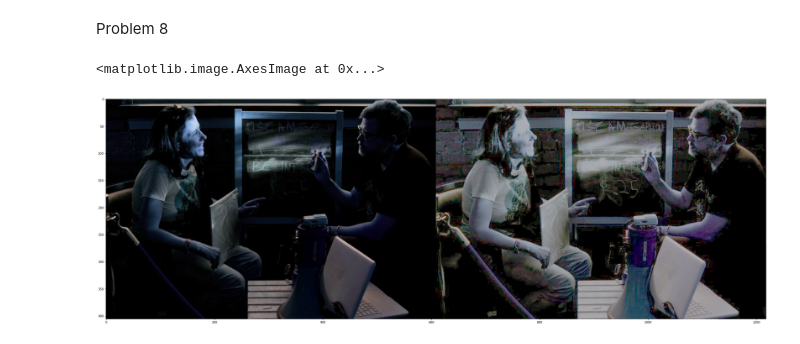
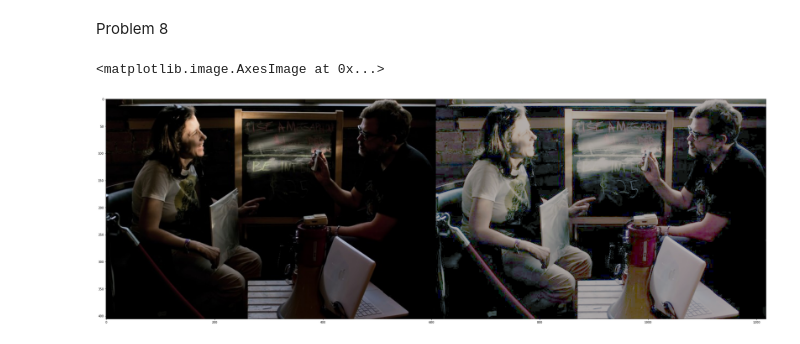
Before and after one commit to LillyStefanova/Image-Processing-FMI-course, a Jupyter notebook: practice_1/solutions.ipynb, the cells around one changed output. Saved outputs shown, nothing was run; the diff lists cells and outputs as text; code cells hidden in the pictures.

```diff
--- a/practice_1/solutions.ipynb
+++ b/practice_1/solutions.ipynb
@@ -205,7 +205,8 @@ plt.imshow(grayscale_equalized_opencv, 'gray')
 # %% [markdown]
 Problem 8
 # %%
-input = cv2.imread("color.jpg")
+input_bgr = cv2.imread("color.jpg")
+input = cv2.cvtColor(input, cv2.COLOR_BGR2RGB)
 
 (rows, cols, colour) = input.shape;
 
@@ -221,31 +222,31 @@ for c in range(colour):
     cdf[c, 0] = histogram[c, 0]
     for i in range(1, 256):
        cdf[c, i] = histogram[c, i] + cdf[c, i-1]
 
 cdf_min = np.zeros(3)
 for c in range(colour):
     for i in range(256):
         if cdf[c, i] > 0:
             cdf_min[c] = cdf[c, i];
             break;
 
 L = 256.0
 M = np.float32(rows * cols - 1)
 
 h = np.zeros((3, 256), dtype=np.float32)
 for c in range(colour):
     h[c,:] = np.rint(((np.float32(cdf[c]) - cdf_min[c]) / M) * (L - 1))
     h[c,:][h[c,:] < 0] = 0
     h[c, :][h[c, :] > 255] = 255
 
 input_equalized = np.zeros((rows, cols, colour), dtype = np.uint32)
 for c in range(colour):
     for i in range(rows):
         for j in range(cols):
             input_equalized[i, j, c] = h[c, input[i, j, c]]
 
 plt.figure(figsize = (40, 30))
 plt.imshow(np.concatenate((input, input_equalized), axis = 1))
 # %% [output]
 <matplotlib.image.AxesImage at 0x...>
-[figure, old version]
+[figure, new version]
```
Also changed, not shown: parts of 2 cells of this notebook.
